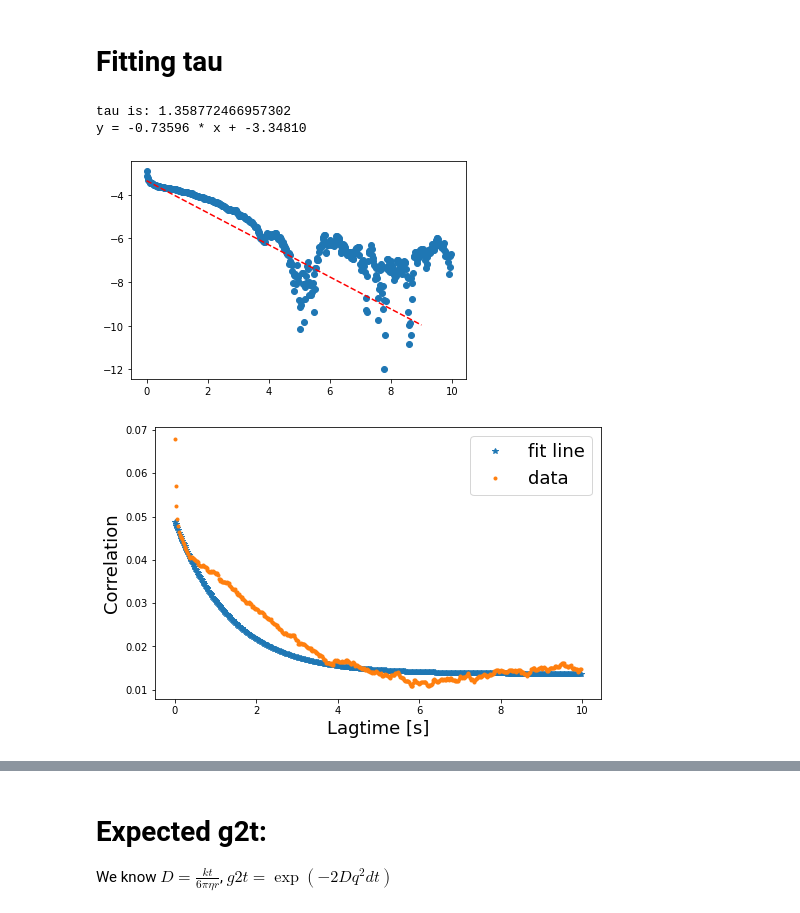
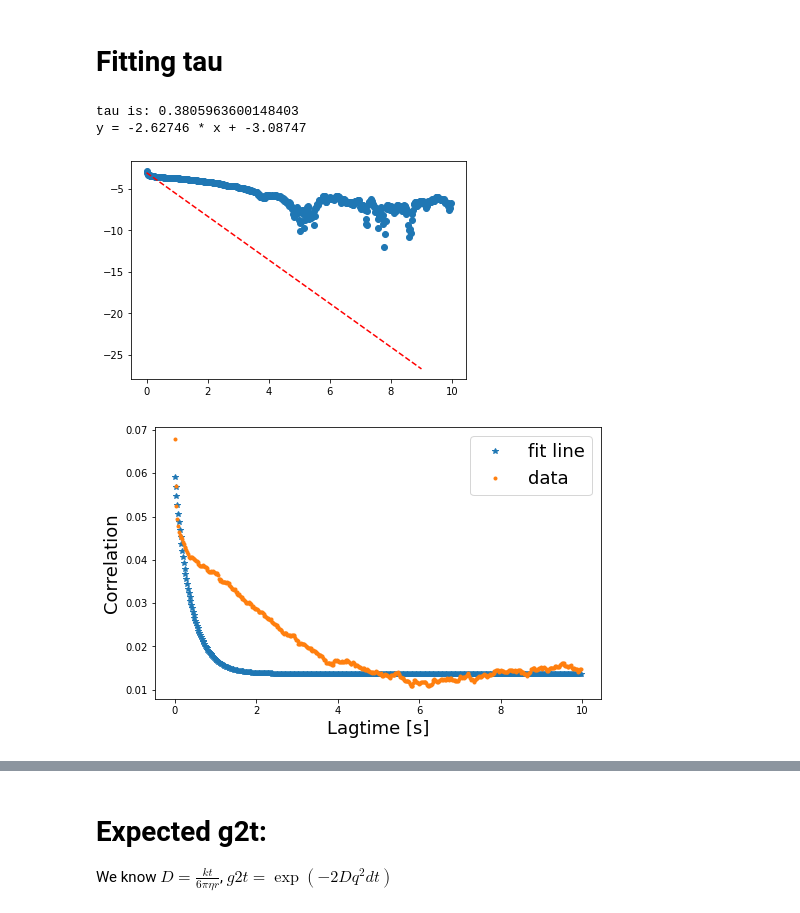
Before and after one commit to wwy-wwy-wwy/Speckle_project, a Jupyter notebook: colloidal_analysis/1wt_glycerol_100nm_20objective_0614_20x.ipynb, the cells around one changed output, grey strips where cells are left out. Saved outputs shown, nothing was run; the diff lists cells and outputs as text; code cells hidden in the pictures.

```diff
--- a/colloidal_analysis/1wt_glycerol_100nm_20objective_0614_20x.ipynb
+++ b/colloidal_analysis/1wt_glycerol_100nm_20objective_0614_20x.ipynb
@@ -135,15 +135,15 @@ Text(0, 0.5, 'g2(t)')
 # Fitting tau
 # %%
 plateau=np.mean(g2t[-200:-1])
-tau, a, b=fit_exponential_decay(plateau,np.array(g2t),lagtime_g2t,10,20, True)
+tau, a, b=fit_exponential_decay(plateau,np.array(g2t),lagtime_g2t,0,10, True)
 # %% [output]
-tau is: 1.358772466957302
-y = -0.73596 * x + -3.34810
+tau is: 0.3805963600148403
+y = -2.62746 * x + -3.08747
-[figure, old version]
+[figure, new version]
 # %%
 reconstruct(lagtime_g2t,plateau,np.array(g2t),a,b)
 # %% [output]
-[figure, old version]
+[figure, new version]
 # %%
 # calculate q
 angle=180
```
Also changed, not shown: parts of 2 cells of this notebook, 4 other files.
